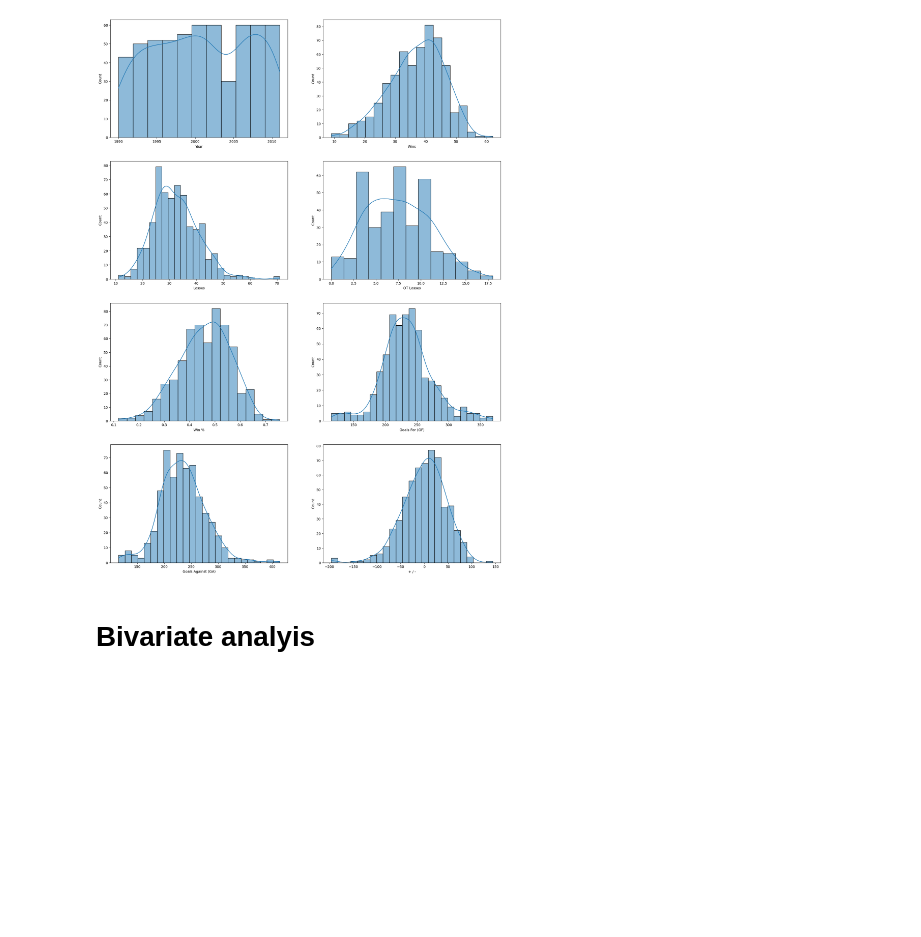
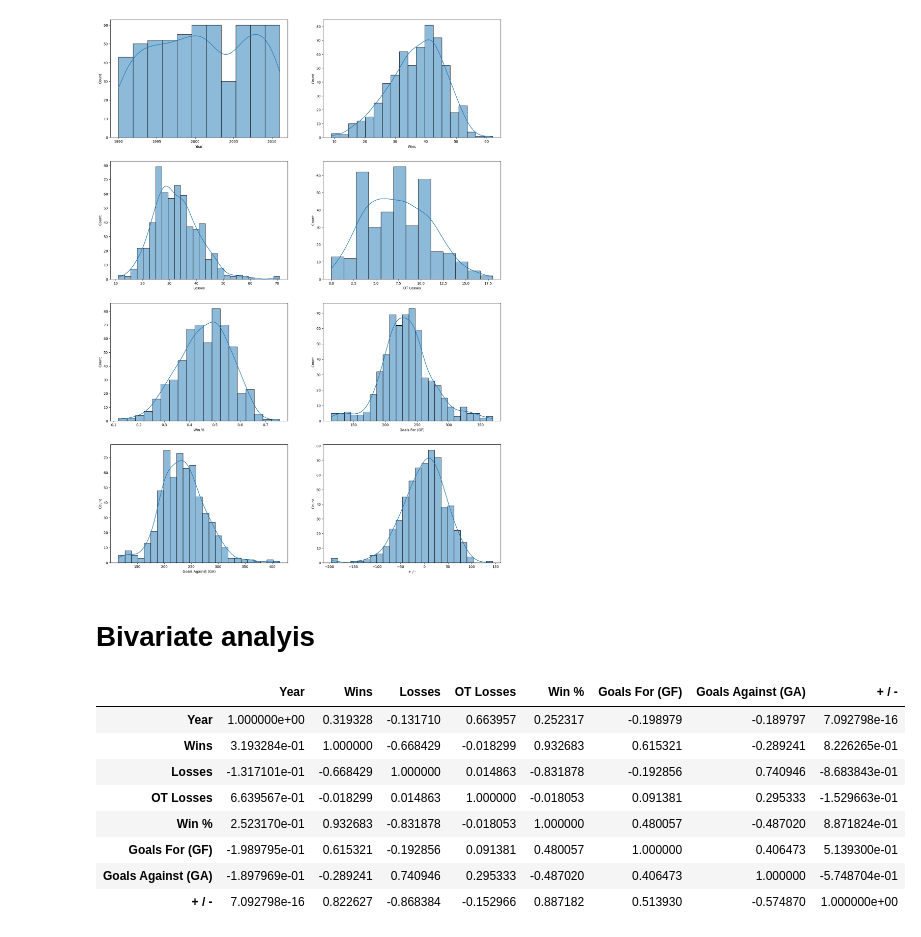
Before and after one commit to neerajprasad209/Etlhive_assignment, a Jupyter notebook: EDA_Scraped_data.ipynb, the cells around one changed output. Cells and saved outputs as stored; diff of their text form; code cells hidden in the pictures; blank space fills up the shorter version.

```diff
--- a/EDA_Scraped_data.ipynb
+++ b/EDA_Scraped_data.ipynb
@@ -195,3 +195,16 @@ plt.show()
 [figure]
 # %% [markdown]
 # Bivariate analyis
+# %%
+corr = df.corr(numeric_only=True)
+corr
+# %% [output]
+|  | Year | Wins | Losses | OT Losses | Win % | Goals For (GF) | Goals Against (GA) | + / - |
+| Year | 1.000000e+00 | 0.319328 | -0.131710 | 0.663957 | 0.252317 | -0.198979 | -0.189797 | 7.092798e-16 |
+| Wins | 3.193284e-01 | 1.000000 | -0.668429 | -0.018299 | 0.932683 | 0.615321 | -0.289241 | 8.226265e-01 |
+| Losses | -1.317101e-01 | -0.668429 | 1.000000 | 0.014863 | -0.831878 | -0.192856 | 0.740946 | -8.683843e-01 |
+| OT Losses | 6.639567e-01 | -0.018299 | 0.014863 | 1.000000 | -0.018053 | 0.091381 | 0.295333 | -1.529663e-01 |
+| Win % | 2.523170e-01 | 0.932683 | -0.831878 | -0.018053 | 1.000000 | 0.480057 | -0.487020 | 8.871824e-01 |
+| Goals For (GF) | -1.989795e-01 | 0.615321 | -0.192856 | 0.091381 | 0.480057 | 1.000000 | 0.406473 | 5.139300e-01 |
+| Goals Against (GA) | -1.897969e-01 | -0.289241 | 0.740946 | 0.295333 | -0.487020 | 0.406473 | 1.000000 | -5.748704e-01 |
+| + / - | 7.092798e-16 | 0.822627 | -0.868384 | -0.152966 | 0.887182 | 0.513930 | -0.574870 | 1.000000e+00 |
```
Also changed, not shown: parts of 3 cells of this notebook.
